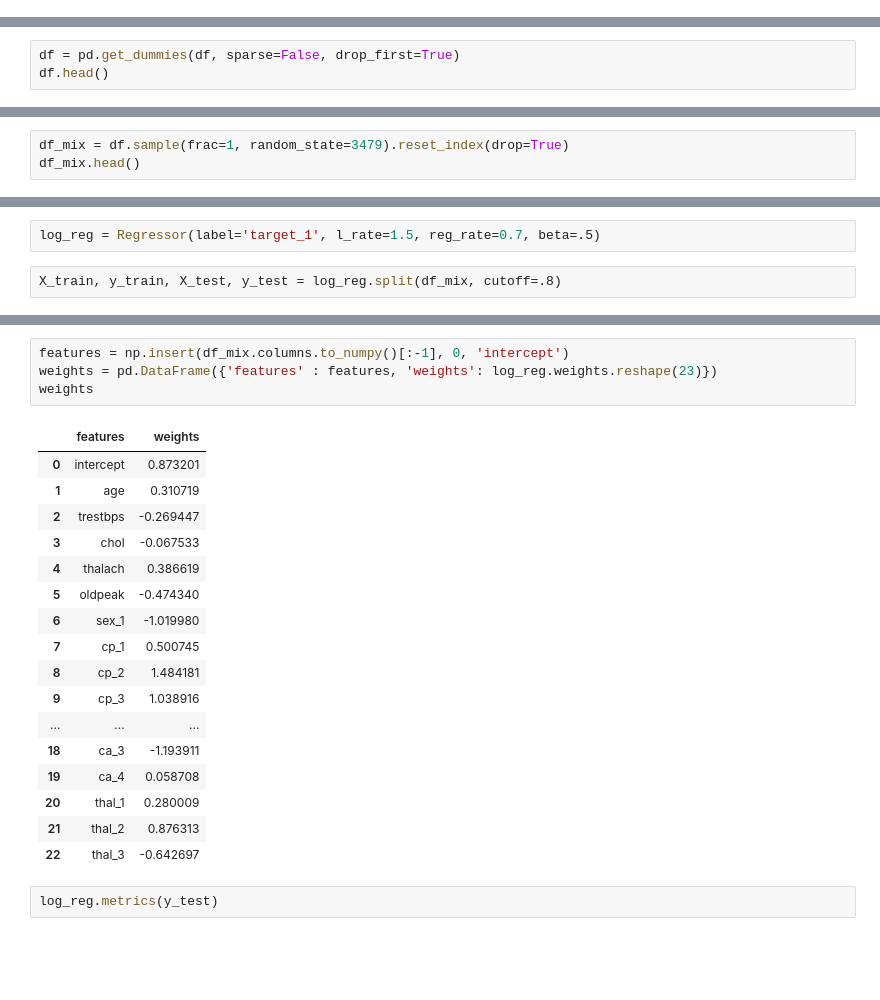
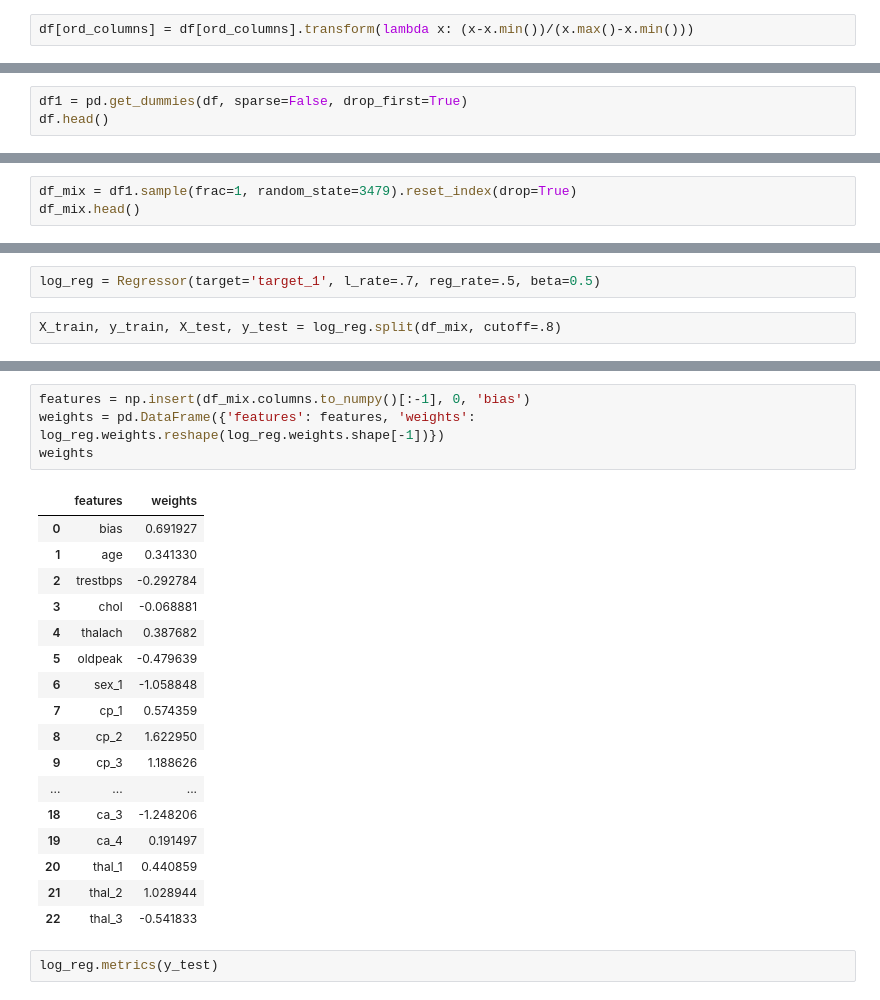
Before and after one commit to wincenzo/regressor, a Jupyter notebook: Regression_Class.ipynb, the cells around one changed output, grey strips where cells are left out. Saved outputs shown, nothing was run; the diff lists cells and outputs as text; blank space fills up the shorter version.

```diff
--- a/Regression_Class.ipynb
+++ b/Regression_Class.ipynb
@@ -261,11 +278,13 @@ cat_columns
 df[cat_columns] = df[cat_columns].astype('category')
 # %%
 df[num_columns] = df[num_columns].transform(lambda x: (x-x.mean())/x.std())
+# %%
+df[ord_columns] = df[ord_columns].transform(lambda x: (x-x.min())/(x.max()-x.min()))
 # %%
 ax = df.plot.box(figsize=(15, 10))
 # %% [output]
 [figure]
 # %%
-df = pd.get_dummies(df, sparse=False, drop_first=True)
+df1 = pd.get_dummies(df, sparse=False, drop_first=True)
 df.head()
 # %% [output]
@@ -279,5 +297,5 @@ df.head()
 # %%
-df_mix = df.sample(frac=1, random_state=3479).reset_index(drop=True)
+df_mix = df1.sample(frac=1, random_state=3479).reset_index(drop=True)
 df_mix.head()
 # %% [output]
 |  | age | trestbps | chol | thalach | oldpeak | sex_1 | cp_1 | cp_2 | cp_3 | fbs_1 | ... | ... |
@@ -308,7 +326,7 @@ Data columns (total 23 columns):
 dtypes: float64(5), uint8(18)
 memory usage: 17.3 KB
 # %%
-log_reg = Regressor(label='target_1', l_rate=1.5, reg_rate=0.7, beta=.5)
+log_reg = Regressor(target='target_1', l_rate=.7, reg_rate=.5, beta=0.5)
 # %%
 X_train, y_train, X_test, y_test = log_reg.split(df_mix, cutoff=.8)
 # %%
@@ -318,25 +337,25 @@ log_reg.fit(X_train, y_train, graph=True).predict(X_test)
 # %%
-features = np.insert(df_mix.columns.to_numpy()[:-1], 0, 'intercept')
-weights = pd.DataFrame({'features' : features, 'weights': log_reg.weights.reshape(23)})
+features = np.insert(df_mix.columns.to_numpy()[:-1], 0, 'bias')
+weights = pd.DataFrame({'features': features, 'weights': log_reg.weights.reshape(log_reg.weights.shape[-1])})
 weights
 # %% [output]
 |  | features | weights |
-| 0 | intercept | 0.873201 |
-| 1 | age | 0.310719 |
-| 2 | trestbps | -0.269447 |
-| 3 | chol | -0.067533 |
-| 4 | thalach | 0.386619 |
-| 5 | oldpeak | -0.474340 |
-| 6 | sex_1 | -1.019980 |
-| 7 | cp_1 | 0.500745 |
-| 8 | cp_2 | 1.484181 |
-| 9 | cp_3 | 1.038916 |
+| 0 | bias | 0.691927 |
+| 1 | age | 0.341330 |
+| 2 | trestbps | -0.292784 |
+| 3 | chol | -0.068881 |
+| 4 | thalach | 0.387682 |
+| 5 | oldpeak | -0.479639 |
+| 6 | sex_1 | -1.058848 |
+| 7 | cp_1 | 0.574359 |
+| 8 | cp_2 | 1.622950 |
+| 9 | cp_3 | 1.188626 |
 | ... | ... | ... |
-| 18 | ca_3 | -1.193911 |
-| 19 | ca_4 | 0.058708 |
-| 20 | thal_1 | 0.280009 |
-| 21 | thal_2 | 0.876313 |
-| 22 | thal_3 | -0.642697 |
+| 18 | ca_3 | -1.248206 |
+| 19 | ca_4 | 0.191497 |
+| 20 | thal_1 | 0.440859 |
+| 21 | thal_2 | 1.028944 |
+| 22 | thal_3 | -0.541833 |
 # %%
 log_reg.metrics(y_test)
 # %% [output]
```
Also changed, not shown: parts of 10 cells of this notebook.
